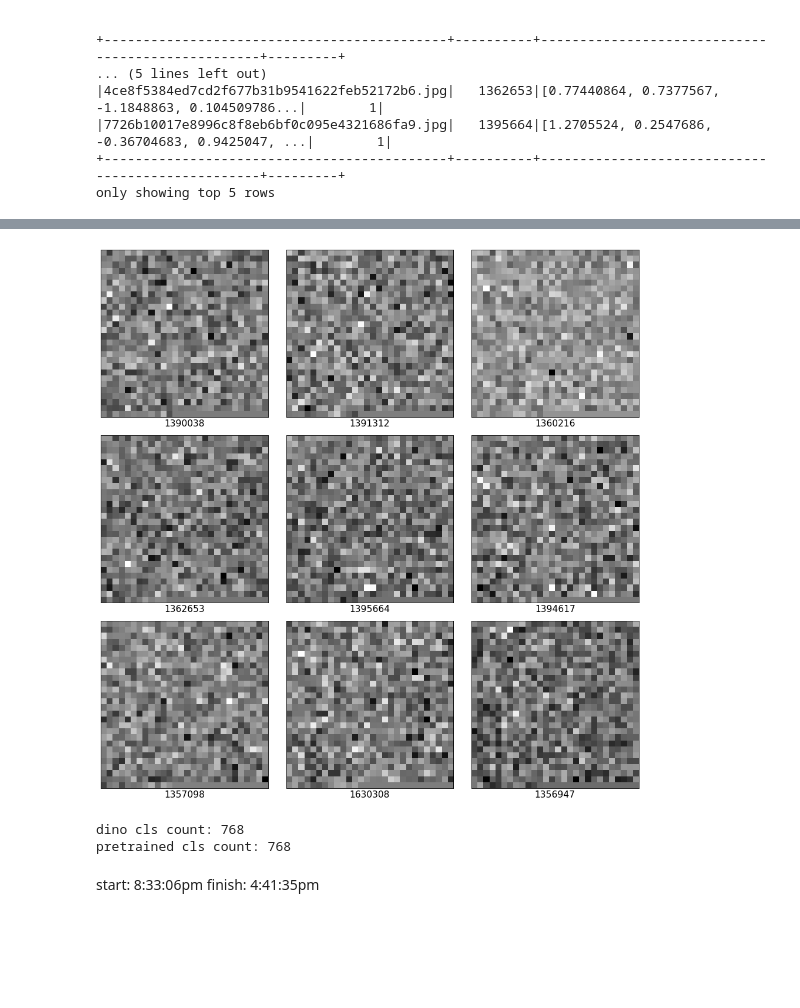
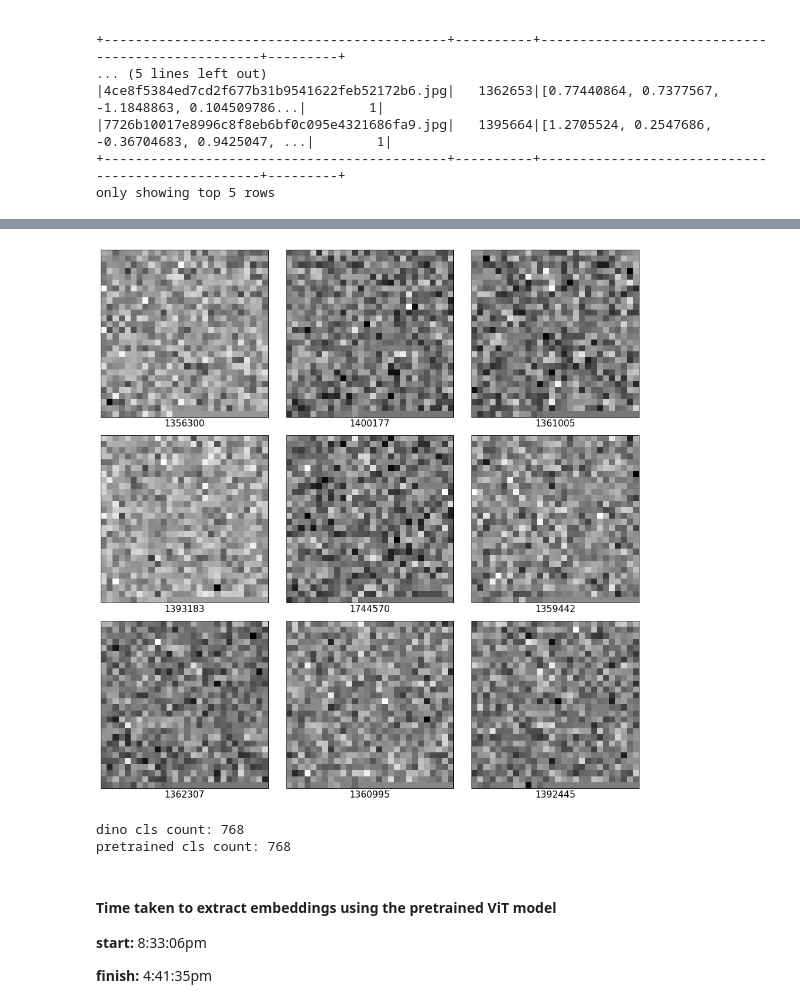
Before and after one commit to dsgt-kaggle-clef/plantclef-2024, a Jupyter notebook: notebooks/modeling/20240518-mg-wrapped-dino-pretrained.ipynb, the cells around one changed output, grey strips where cells are left out. Cells and saved outputs as stored; diff of their text form; code cells hidden in the pictures; blank space fills up the shorter version.

```diff
--- a/notebooks/modeling/20240518-mg-wrapped-dino-pretrained.ipynb
+++ b/notebooks/modeling/20240518-mg-wrapped-dino-pretrained.ipynb
@@ -226,6 +266,7 @@ plot_images_from_embeddings(
 # %%
+pre_limit_df = pre_df.orderBy("image_name").limit(10).cache()
 # Plot test DINO image embeddings
 plot_images_from_embeddings(
-    pre_df, data_col="cls_embedding", image_col="species_id", grid_size=(3, 3)
+    pre_limit_df, data_col="cls_embedding", image_col="species_id", grid_size=(3, 3)
 )
 # %% [output]
@@ -232,4 +274,4 @@ plot_images_from_embeddings(
-[figure, old version]
+[figure, new version]
 # %%
 cls_row = cls_df.select("cls_embedding").first()
 pre_row = pre_df.select("cls_embedding").first()
@@ -240,5 +282,7 @@ print(f"pretrained cls count: {len(pre_row['cls_embedding'])}")
 dino cls count: 768
 pretrained cls count: 768
 # %% [markdown]
-start: 8:33:06pm
-finish: 4:41:35pm
+#### Time taken to extract embeddings using the pretrained ViT model
+**start:** 8:33:06pm
+
+**finish:** 4:41:35pm
```
Also changed, not shown: parts of 6 cells of this notebook, 3 other files.
